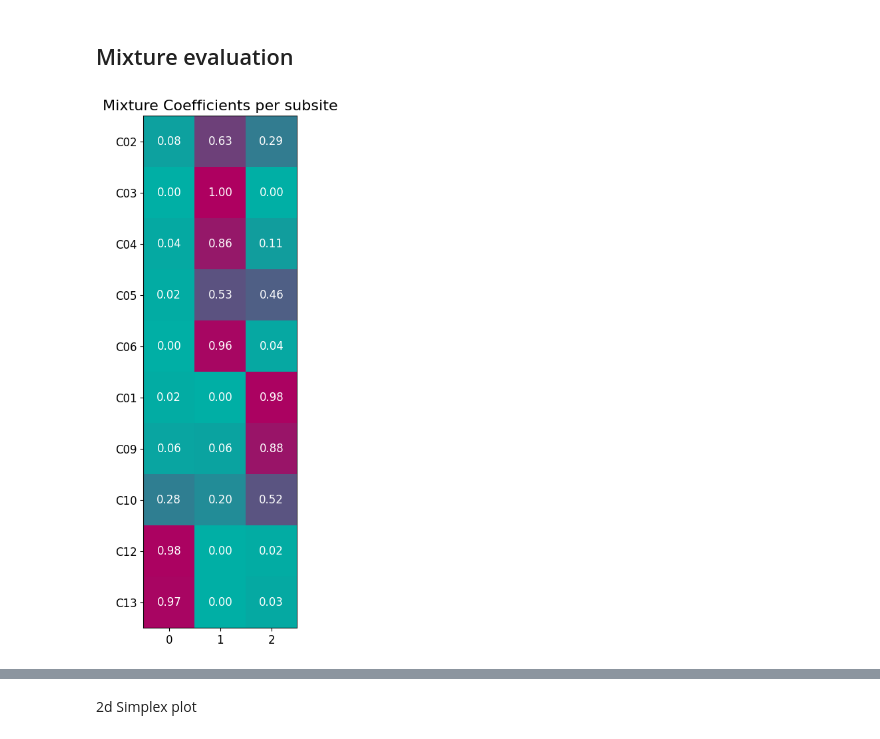
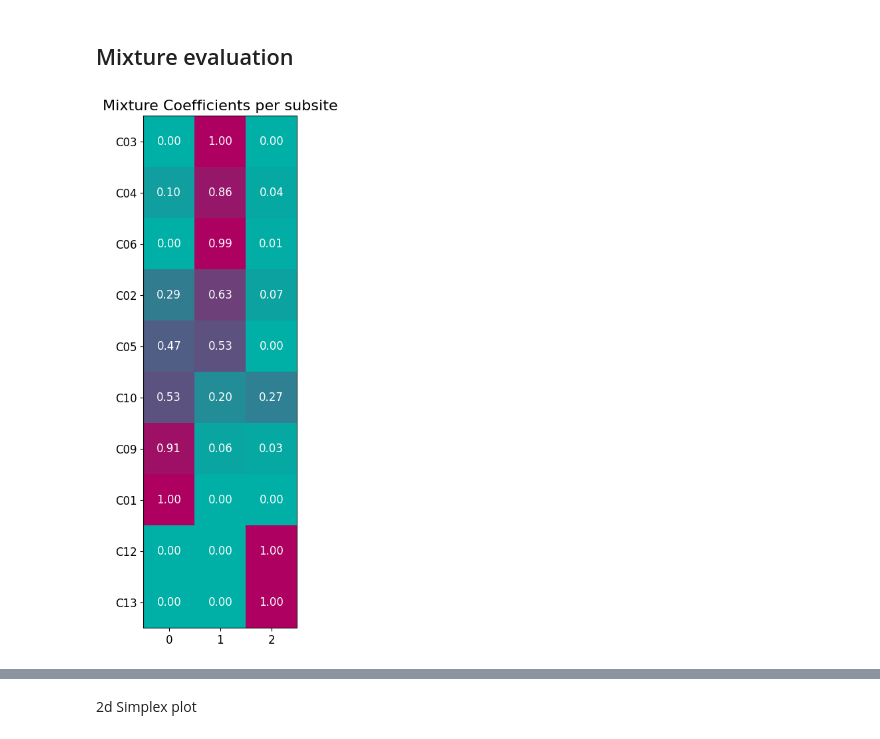
Before and after one commit to YoelPH/lymixture, a Jupyter notebook: evaluation/Full_ipsi_analysis_extended.ipynb, the cells around one changed output, grey strips where cells are left out. Saved outputs shown, nothing was run; the diff lists cells and outputs as text; code cells hidden in the pictures.

```diff
--- a/evaluation/Full_ipsi_analysis_extended.ipynb
+++ b/evaluation/Full_ipsi_analysis_extended.ipynb
@@ -96,7 +97,7 @@ def check_convergence(params_history, likelihood_history, steps_back_list):
         if np.allclose(to_numpy(current_params), to_numpy(previous_params)):
             print('stopped due to parameter similarity')
             return True  # Return True if any of the steps is close
-        elif (np.isclose(current_likelihood, likelihood_history[-steps_back - 1],rtol = 0, atol = 0.01)) and np.all(current_likelihood >= np.array(likelihood_history)):
+        elif (np.isclose(current_likelihood, likelihood_history[-steps_back - 1],rtol = 0, atol = 0.001)) and np.all(current_likelihood >= np.array(likelihood_history)):
             print('stopped due to likelihood similarity')
             return True
     return False
@@ -327,10 +315,10 @@ from lymixture.em import expectation, maximization
 # with open('params_I_to_V_ipsi_3_comp_split_t_stages_start2.pkl', 'wb') as f:
 #     pickle.dump(params, f)
 
-# with open('params_I_to_V_ipsi_3_comp_split_t_stages_new.pkl', 'rb') as f:
-#     loaded_dict = pickle.load(f)
-# params = loaded_dict
-# mixture.set_params(**loaded_dict)
-# mixture.normalize_mixture_coefs()
-# mixture.set_resps(expectation(mixture, loaded_dict))
-# mixture.likelihood(use_complete= False)
+with open('params_I_to_V_ipsi_3_comp_split_t_stages_new.pkl', 'rb') as f:
+    loaded_dict = pickle.load(f)
+params = loaded_dict
+mixture.set_params(**loaded_dict)
+mixture.normalize_mixture_coefs()
+mixture.set_resps(expectation(mixture, loaded_dict))
+mixture.likelihood(use_complete= False)
@@ -350,7 +340,6 @@ mixture.get_mixture_coefs()
 # %%
 import matplotlib.pyplot as plt
 from matplotlib.colors import LinearSegmentedColormap
-from matplotlib.colors import ListedColormap
 
 # USZ colors
 usz_blue = '#005ea8'
@@ -373,35 +362,35 @@ green_to_red   = LinearSegmentedColormap.from_list("green_to_red",
 h = usz_gray.lstrip('#')
 gray_rgba = tuple(int(h[i:i+2], 16) / 255. for i in (0, 2, 4)) + (1.0,)
 tmp = LinearSegmentedColormap.from_list("tmp", [usz_green, usz_red], N=128)
 
-matrix = mixture.get_mixture_coefs()[['C02', 'C03', 'C04', 'C05', 'C06', 'C01', 'C09', 'C10', 'C12', 'C13']]
+matrix = mixture.get_mixture_coefs()[['C03', 'C04', 'C06', 'C02', 'C05', 'C10', 'C09', 'C01', 'C12', 'C13']]
 
 # Transpose the matrix to rotate by 90°
 matrix_rotated = matrix.T
 
 # Create the figure and axis
 fig, ax = plt.subplots(figsize=(8, 10))
 
 # Display the rotated matrix using imshow
 cax = ax.imshow(matrix_rotated.values, cmap=tmp, origin='upper')
 
 # Loop over the data and create text annotations
 for i in range(matrix_rotated.shape[0]):  # Rows (previously columns)
     for j in range(matrix_rotated.shape[1]):  # Columns (previously rows)
         value = matrix_rotated.iloc[i, j]
         ax.text(j, i, f"{value:.2f}", ha="center", va="center",
                 color="white", fontsize=12)
 
 
 # Optional: Set axis labels and title
 ax.set_xticks(range(matrix_rotated.shape[1]))
 ax.set_xticklabels(matrix.index, fontsize = 12)  # Original row labels
 ax.set_yticks(range(matrix_rotated.shape[0]))
 ax.set_yticklabels(matrix.columns, fontsize = 12)  # Original column labels
 ax.set_title("Mixture Coefficients per subsite", fontsize = 16)
 plt.show()
 # %% [output]
-[figure, old version]
+[figure, new version]
 # %%
 params
 # %% [output]
```
Also changed, not shown: parts of 15 cells of this notebook, 6 other files.
